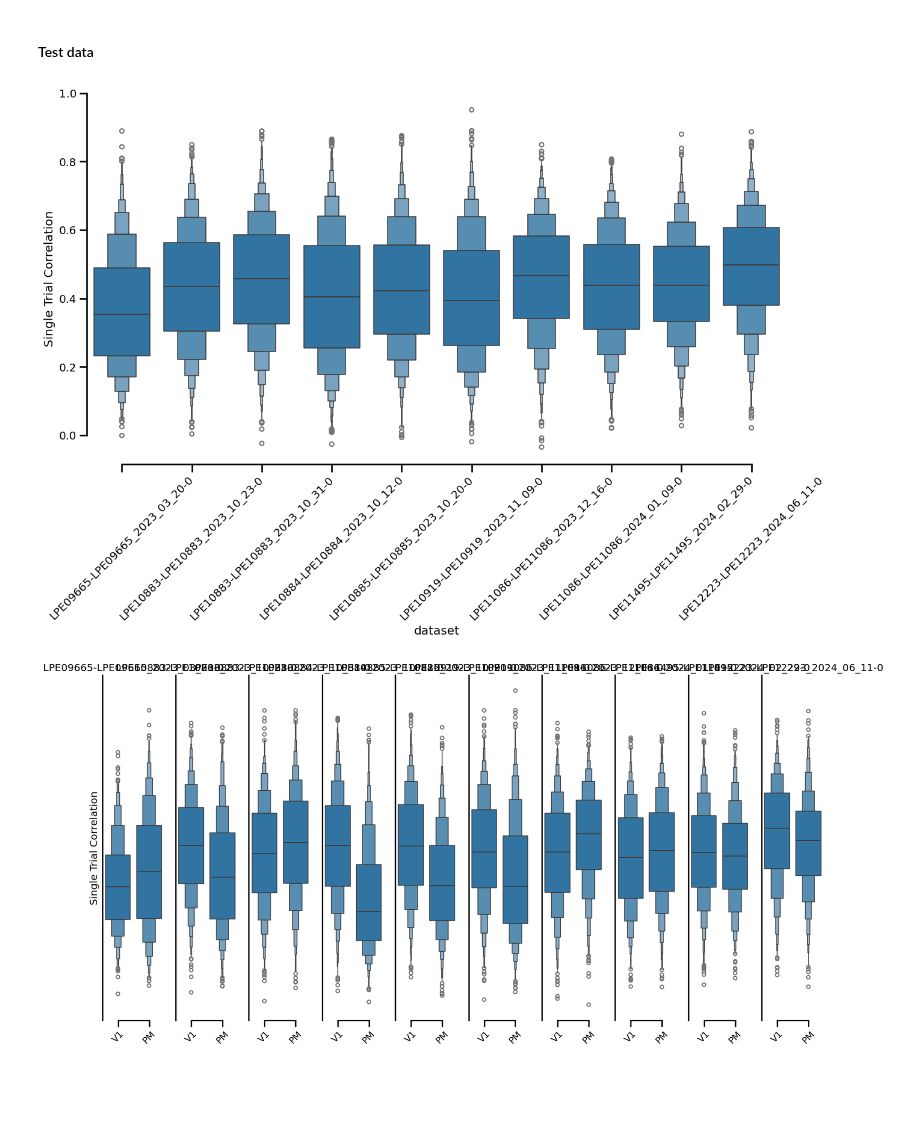
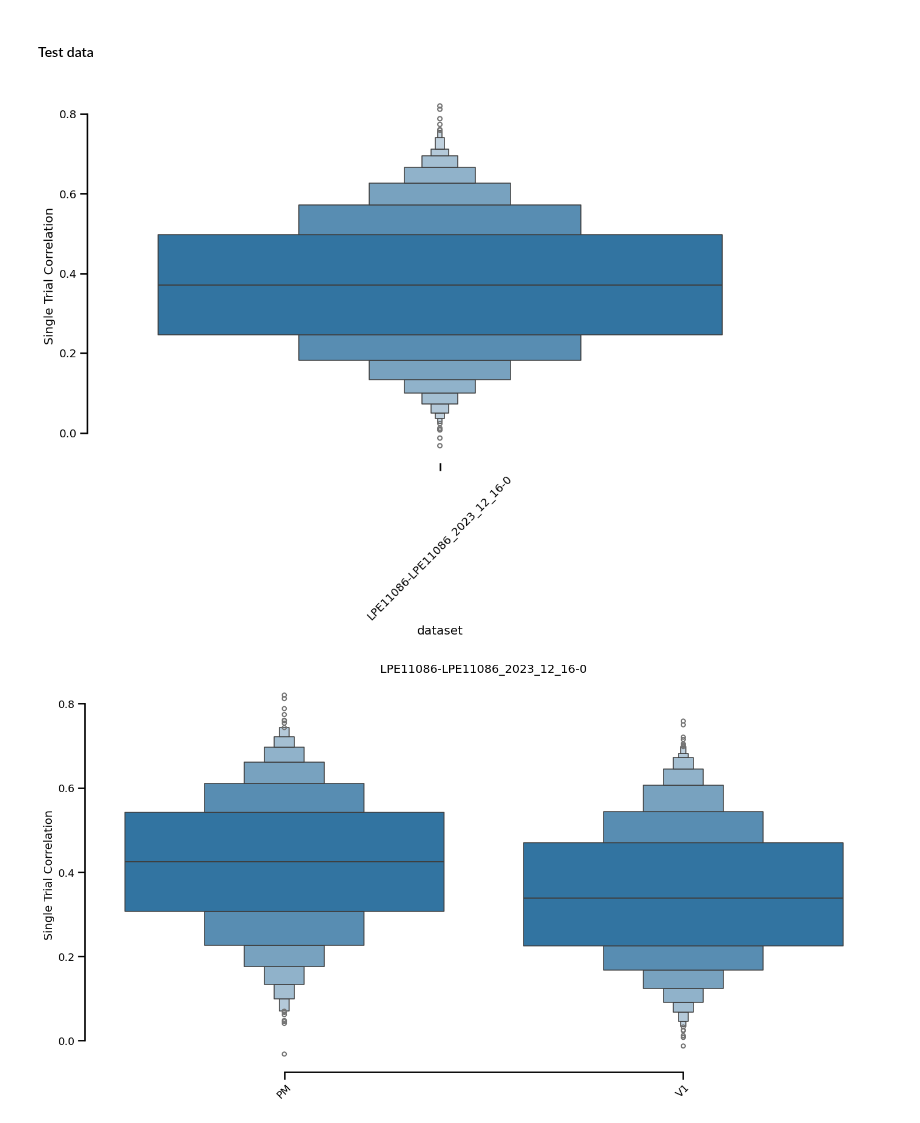
Before and after one commit to ananaphasia/adrian_sensorium, a Jupyter notebook: notebooks/submission_m4/03_evaluate_and_submit.ipynb, the cells around one changed output. Saved outputs shown, nothing was run; the diff lists cells and outputs as text; code cells hidden in the pictures; blank space fills up the shorter version.

Commit message:
pull better graphing

```diff
--- a/notebooks/submission_m4/03_evaluate_and_submit.ipynb
+++ b/notebooks/submission_m4/03_evaluate_and_submit.ipynb
@@ -74,4 +62,6 @@ folders
 # %%
+folders = [ 'notebooks/data/IM_prezipped/LPE11086/2023_12_16']
+
 dataset_fn = config['dataset_fn']  # 'sensorium.datasets.static_loaders'
 dataset_config = {'paths': folders,  # filenames,
                   **config['dataset_config'],
@@ -128,18 +118,16 @@ from sensorium.utility.measure_helpers import get_df_for_scores
 # %% [markdown]
 #### Test data
 # %%
-tier = "validation"
-
 single_trial_correlation = get_correlations(
-    ensemble, dataloaders, tier=tier, device="cuda", as_dict=True)
+    ensemble, dataloaders, tier="test", device="cuda", as_dict=True)
 
 df = get_df_for_scores(session_dict=single_trial_correlation,
                        measure_attribute="Single Trial Correlation"
                        )
 # %%
-for k in dataloaders[tier]:
-    assert len(df[df['dataset'] == k]) == len(dataloaders[tier][k].dataset.neurons.area), "Length of df and dataloader not equal"
-    df.loc[df['dataset'] == k, 'area'] = dataloaders[tier][k].dataset.neurons.area
+for k in dataloaders['test']:
+    assert len(df[df['dataset'] == k]) == len(dataloaders['test'][k].dataset.neurons.area), "Length of df and dataloader not equal"
+    df.loc[df['dataset'] == k, 'area'] = dataloaders['test'][k].dataset.neurons.area
 # %%
 %matplotlib inline
 # %%
@@ -149,33 +137,33 @@ sns.boxenplot(x="dataset", y="Single Trial Correlation", data=df, )
 plt.xticks(rotation=45)
 sns.despine(trim=True)
 # %% [output]
-[figure, old version]
+[figure, new version]
 # %%
 sns.set_context("talk", font_scale=.8)
 fig, axes = plt.subplots(nrows=1, ncols=len(df['dataset'].unique()), figsize=(15, 8), sharey=True)
 
-for idx, (ax, (i, g)) in enumerate(zip(np.array(axes).reshape(-1), df.sort_values('area', ascending = False).groupby('dataset'))):
+for idx, (ax, (i, g)) in enumerate(zip(np.array(axes).reshape(-1), df.groupby('dataset'))):
     sns.boxenplot(x="area", y="Single Trial Correlation", data=g, ax=ax)
     ax.set_title(i)  # Set the title of each subplot to the dataset name
     ax.set_xlabel("")  # Set the x-axis label
     ax.set_xticklabels(ax.get_xticklabels(), rotation=45)
 
     if idx > 0:
         # remove y axis line
         ax.spines['left'].set_visible(False)
         ax.set_ylabel("")
         ax.set_yticklabels([])
         ax.set_yticks([])
         ax.get_yaxis().set_visible(False)
 
         for spine in ax.spines.values():
             spine.set_visible(False)
 
 sns.despine(trim=True)
 plt.tight_layout()
 plt.show()
 # %% [output]
-[figure, old version]
+[figure, new version]
 # %%
 sns.set_context("talk", font_scale=.8)
 fig = plt.figure(figsize=(15, 8))
```
Also changed, not shown: parts of 5 cells of this notebook.
